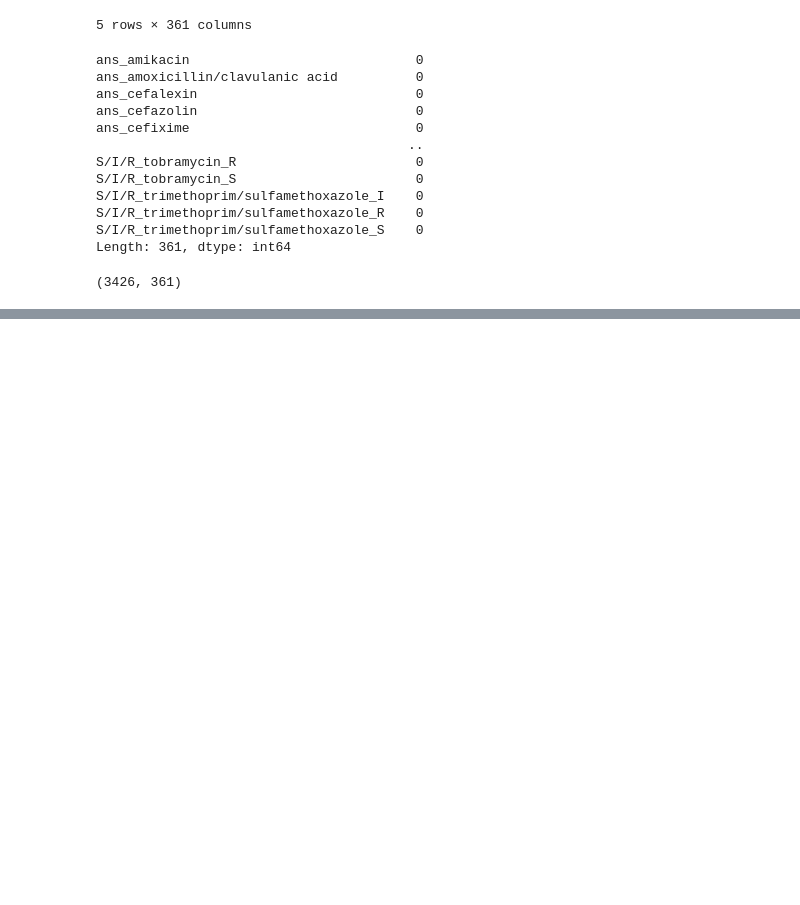
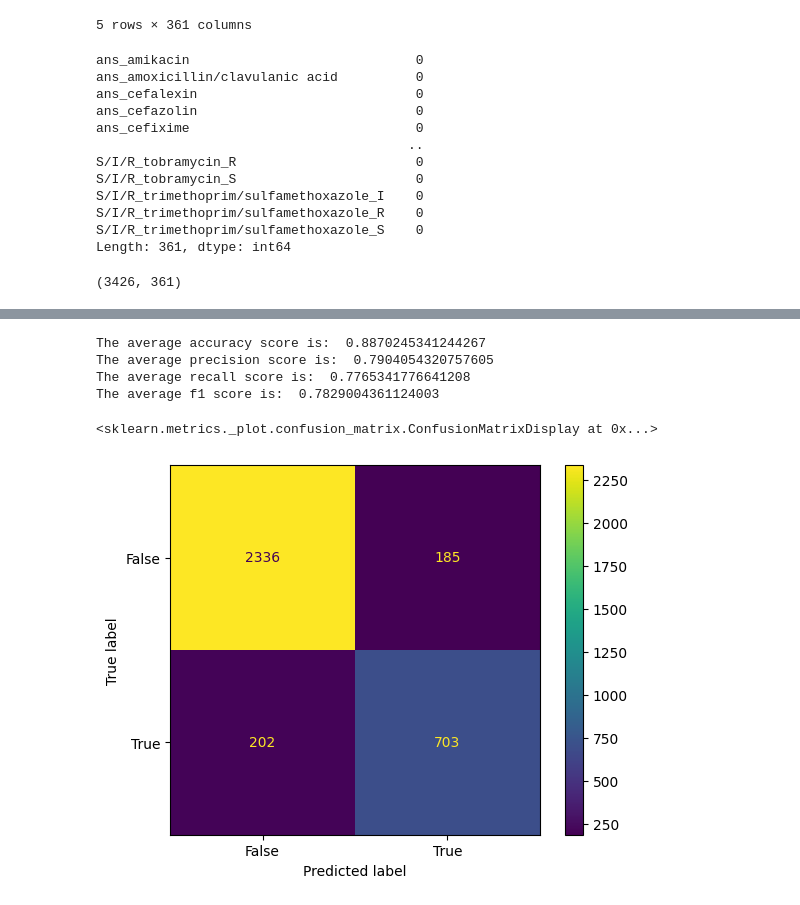
Before and after one commit to FiresoftPH/Data_Analytics, a Jupyter notebook: Lab 8/data_preprocessing.ipynb, the cells around one changed output, grey strips where cells are left out. Cells and saved outputs as stored; diff of their text form; code cells hidden in the pictures; blank space fills up the shorter version.

```diff
--- a/Lab 8/data_preprocessing.ipynb
+++ b/Lab 8/data_preprocessing.ipynb
@@ -101,0 +312,70 @@ feature_cols = [""]
+# %%
+# Visualize the confusion matrix using the best max_depth value
+model = DecisionTreeClassifier(max_depth=9, random_state=42, criterion="gini")
+# Split the dataset into training and testing set using a 10-fold cross-validation
+kf = KFold(n_splits=10, shuffle=True, random_state=42)
+# Initialize the accuracy score, it will be used to tell the overall accuracy of the model
+accuracy_values = []
+# Initialize the precision score, it will be used to tell the overall precision of the model
+precision_values = []
+# Initialize the recall score, it will be used to tell the overall recall of the model.
+# The recall value indicates the ability of the model to identify the positive class. (True Positive / (True Positive + False Negative)
+recall_values = []
+# Initialize the f1 score, it will be used to tell the overall f1 score of the model.
+# The f1 score is the harmonic mean of precision and recall. It is a good measure of a model's accuracy.
+# Calculated by 2 * (precision * recall) / (precision + recall)
+f1_values = []
+# Total y_test and y_pred to build a confusion matrix later.
+total_y_test = []
+total_y_pred = []
+
+# Iterate through the 10-fold cross-validation
+for train_index, test_index in kf.split(X):
+    # iloc is used to select the rows and columns by position
+    X_train, X_test = X.iloc[train_index], X.iloc[test_index]
+    y_train, y_test = y.iloc[train_index], y.iloc[test_index]
+    total_y_test = total_y_test + list(y_test)
+    # Fit the model
+    model.fit(X_train, y_train)
+    # Predict the target
+    y_pred = model.predict(X_test)
+    total_y_pred = total_y_pred + list(y_pred)
+    # Calculate the accuracy score
+    accuracy = accuracy_score(y_test, y_pred)
+    accuracy_values.append(accuracy)
+    # Calculate the precision score
+    precision = precision_score(y_test, y_pred)
+    precision_values.append(precision)
+    # Calculate the recall score
+    recall = recall_score(y_test, y_pred)
+    recall_values.append(recall)
+    # Calculate the f1 score
+    f1 = f1_score(y_test, y_pred)
+    f1_values.append(f1)
+
+# Calculate the average accuracy score
+average_accuracy = np.mean(accuracy_values)
+print("The average accuracy score is: ", average_accuracy)
+# Calculate the average precision score
+average_precision = np.mean(precision_values)
+print("The average precision score is: ", average_precision)
+# Calculate the average recall score
+average_recall = np.mean(recall_values)
+print("The average recall score is: ", average_recall)
+# Calculate the average f1 score
+average_f1 = np.mean(f1_values)
+print("The average f1 score is: ", average_f1)
+# %% [output]
+The average accuracy score is:  0.8870245341244267
+The average precision score is:  0.7904054320757605
+The average recall score is:  0.7765341776641208
+The average f1 score is:  0.7829004361124003
+# %%
+# After hyperparameter tuning, the model's performance improved. The average accuracy score increased from 0.86 to 0.89.
+# Visualize the confusion matrix using the best max_depth value
+cm = confusion_matrix(total_y_test, total_y_pred)
+visual_cm = ConfusionMatrixDisplay(confusion_matrix=cm, display_labels=model.classes_)
+visual_cm.plot()
+# %% [output]
+<sklearn.metrics._plot.confusion_matrix.ConfusionMatrixDisplay at 0x...>
+[figure, added]
```
Also changed, not shown: parts of 7 cells of this notebook, 2 other files.
